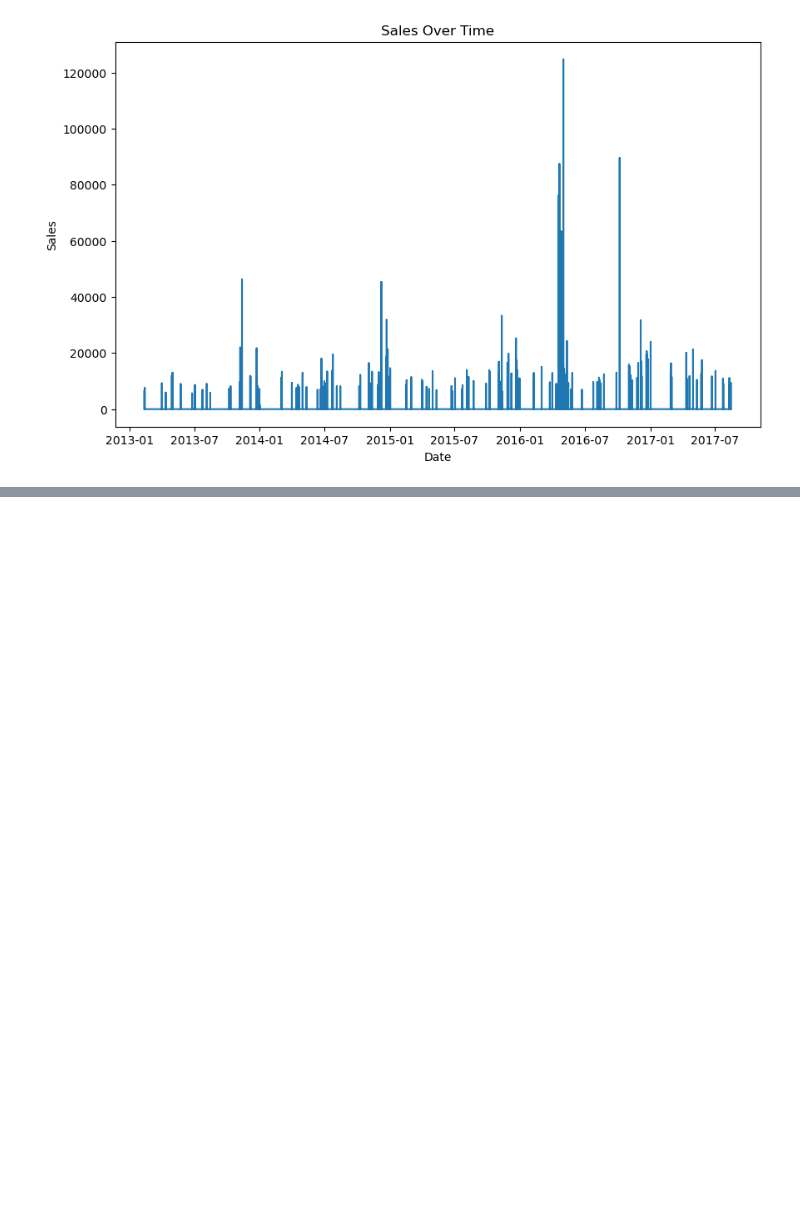
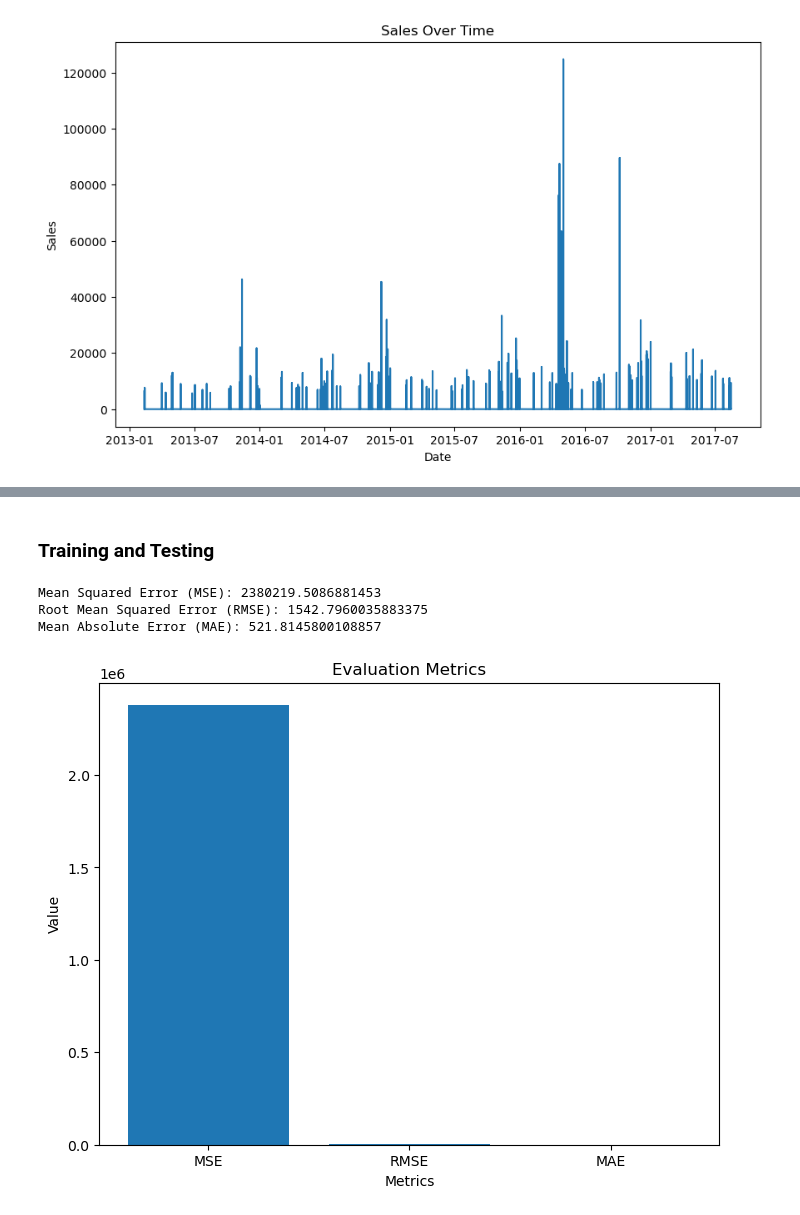
Before and after one commit to Israel-Anaba/Regression_Time_Series, a Jupyter notebook: Time Series Updated.ipynb, the cells around one changed output, grey strips where cells are left out. Drawn from its saved outputs; the diff is of its cells as text; code cells hidden in the pictures; blank space fills up the shorter version.

```diff
--- a/Time Series Updated.ipynb
+++ b/Time Series Updated.ipynb
@@ -1218,0 +1263,47 @@ train_df.to_excel('train_data.xlsx', index=True)
+# %% [markdown]
+### Training and Testing
+# %%
+#Train-Test Split
+train_size = int(len(train_df) * 0.8)  # 80% for training, 20% for testing
+train_data = train_df[:train_size]
+test_data = train_df[train_size:]
+# %%
+model = SARIMAX(train_data['sales'], order=(1, 0, 0), seasonal_order=(1, 0, 0, 7))
+model_fit = model.fit()
+
+
+
+start_date = test_data.index[0]
+end_date = test_data.index[-1]
+
+predictions = model_fit.predict(start=start_date, end=end_date)
+# %%
+test_data.reset_index(drop=True, inplace=True)
+# %%
+# Model Prediction
+# Evaluate the performance of the model on the testing set
+mse = mean_squared_error(test_data['sales'], predictions)
+rmse = np.sqrt(mse)
+mae = mean_absolute_error(test_data['sales'], predictions)
+# %%
+# Define the evaluation metrics
+metrics = ['MSE', 'RMSE', 'MAE']
+values = [mse, rmse, mae]
+
+# Print the evaluation metrics
+print("Mean Squared Error (MSE):", mse)
+print("Root Mean Squared Error (RMSE):", rmse)
+print("Mean Absolute Error (MAE):", mae)
+
+# Create a bar graph
+plt.figure(figsize=(8, 6))
+plt.bar(metrics, values)
+plt.xlabel('Metrics')
+plt.ylabel('Value')
+plt.title('Evaluation Metrics')
+plt.show()
+# %% [output]
+Mean Squared Error (MSE): 2380219.5086881453
+Root Mean Squared Error (RMSE): 1542.7960035883375
+Mean Absolute Error (MAE): 521.8145800108857
+[figure, added]
```
Also changed, not shown: parts of 89 cells of this notebook.
